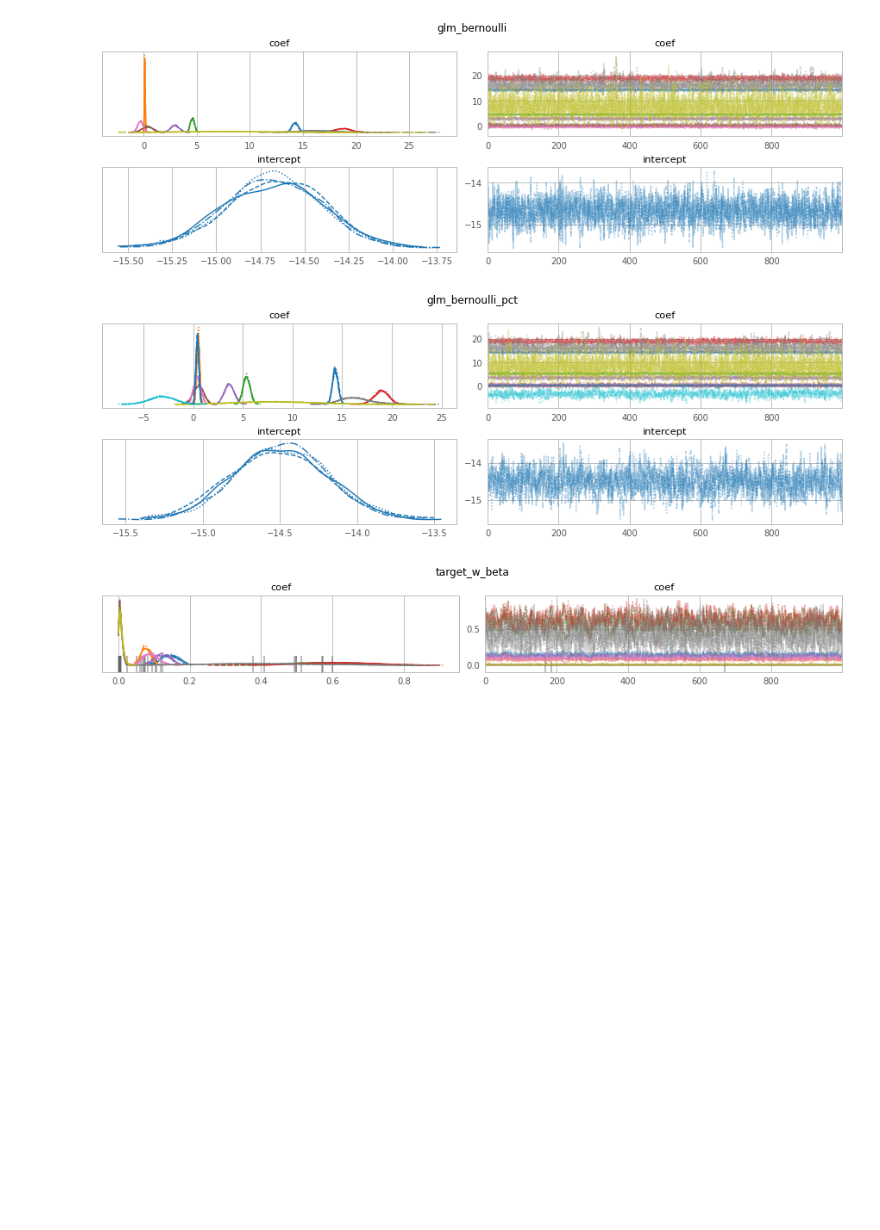
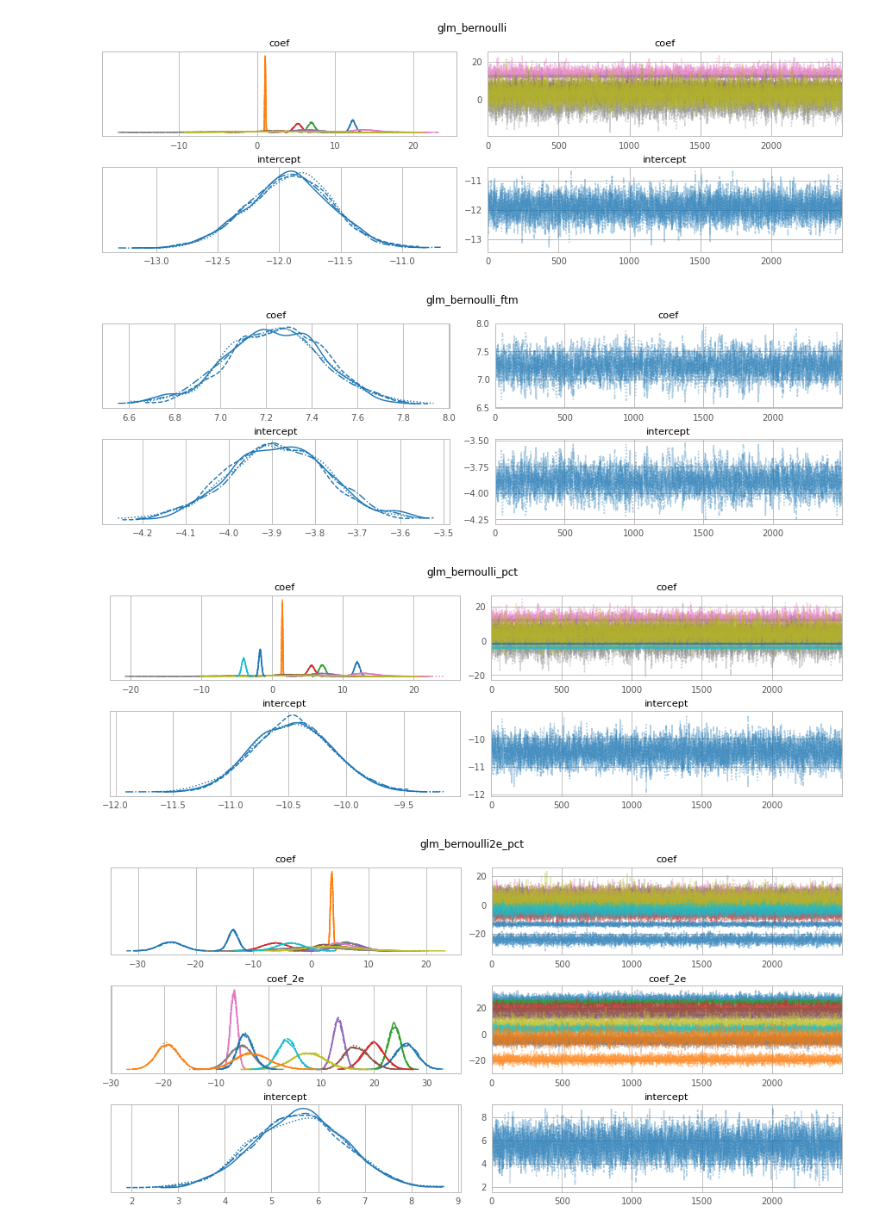
Before and after one commit to alephdata/followthemoney-predict, a Jupyter notebook: experiments/xref-experiments/xref_experiments/experiments/profiles/test_models.ipynb, the cells around one changed output. Cells and saved outputs as stored; diff of their text form; code cells hidden in the pictures; blank space fills up the shorter version.

```diff
--- a/experiments/xref-experiments/xref_experiments/experiments/profiles/test_models.ipynb
+++ b/experiments/xref-experiments/xref_experiments/experiments/profiles/test_models.ipynb
@@ -55,11 +64,31 @@ sns.histplot(df, x='judgement')
 # %%
 d = df.query('weight > 0.75').sample(frac=0.75)
 
+targets_2e = (
+     ('pct_full','pct_full'),
+     ('name','pct_full'),
+     ('name','name'),
+     ('pct_full','pct_partial'),
+     ('pct_partial','pct_partial'),
+     ('name','identifier'),
+     ('country','pct_full'),
+     ('identifier','identifier'),
+     ('identifier','pct_partial'),
+     ('name','date'),
+     ('date','date'),
+     ('address','address')
+)
+
 models = {
+    "random": RandomModel(d),
     "glm_bernoulli": GLMBernoulli(d),
-    "glm_bernoulli_pct": GLMBernoulli(d, targets + ['pct_full', 'pct_partial']),
-    "target_w_beta": TargetWeightedBeta(d),
-    "target_w_dirichlet": TargetWeightedDirichlet(d),
-    "field_w_beta": FieldWeightedBeta(d),
-    "field_w_dirichlet": FieldWeightedDirichlet(d),
+    "glm_bernoulli_ftm": GLMBernoulli(d,
+                                      targets=['ftm_score']),
+    "glm_bernoulli_pct": GLMBernoulli(d,
+                                      targets=targets + ['pct_full', 'pct_partial']),
+    "glm_bernoulli2e_pct": GLMBernoulli2E(d,
+                                          targets=targets + ['pct_full', 'pct_partial'],
+                                          targets_2e=targets_2e),
+    #"target_w_beta": TargetWeightedBeta(d),
+    #"target_w_dirichlet": TargetWeightedDirichlet(d),
 }
@@ -95,5 +125,5 @@ NUTS: [coef]
 # %%
-for ax, (name, model) in zip(axs, models.items()):
-    ax = model.traceplot()
+for name, model in models.items():
+    model.traceplot()
     py.suptitle(name)
 # %% [output]
@@ -100,4 +131,5 @@ for ax, (name, model) in zip(axs, models.items()):
-[figure, old version]
+[figure, new version]
-[figure, old version]
+[figure, new version]
-[figure, old version]
+[figure, new version]
+[figure, added]
 # %%
```
Also changed, not shown: parts of 31 cells of this notebook, 6 other files.
